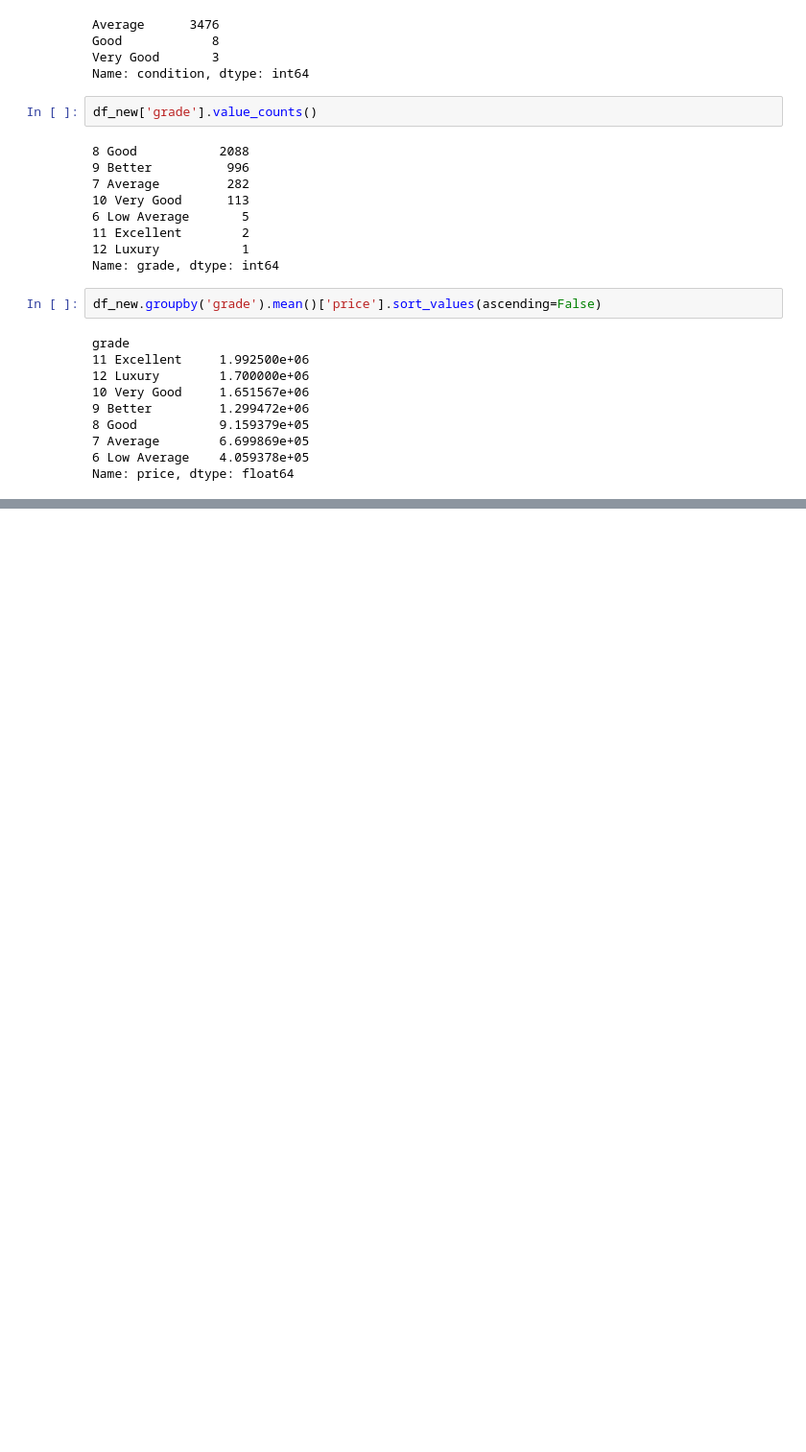
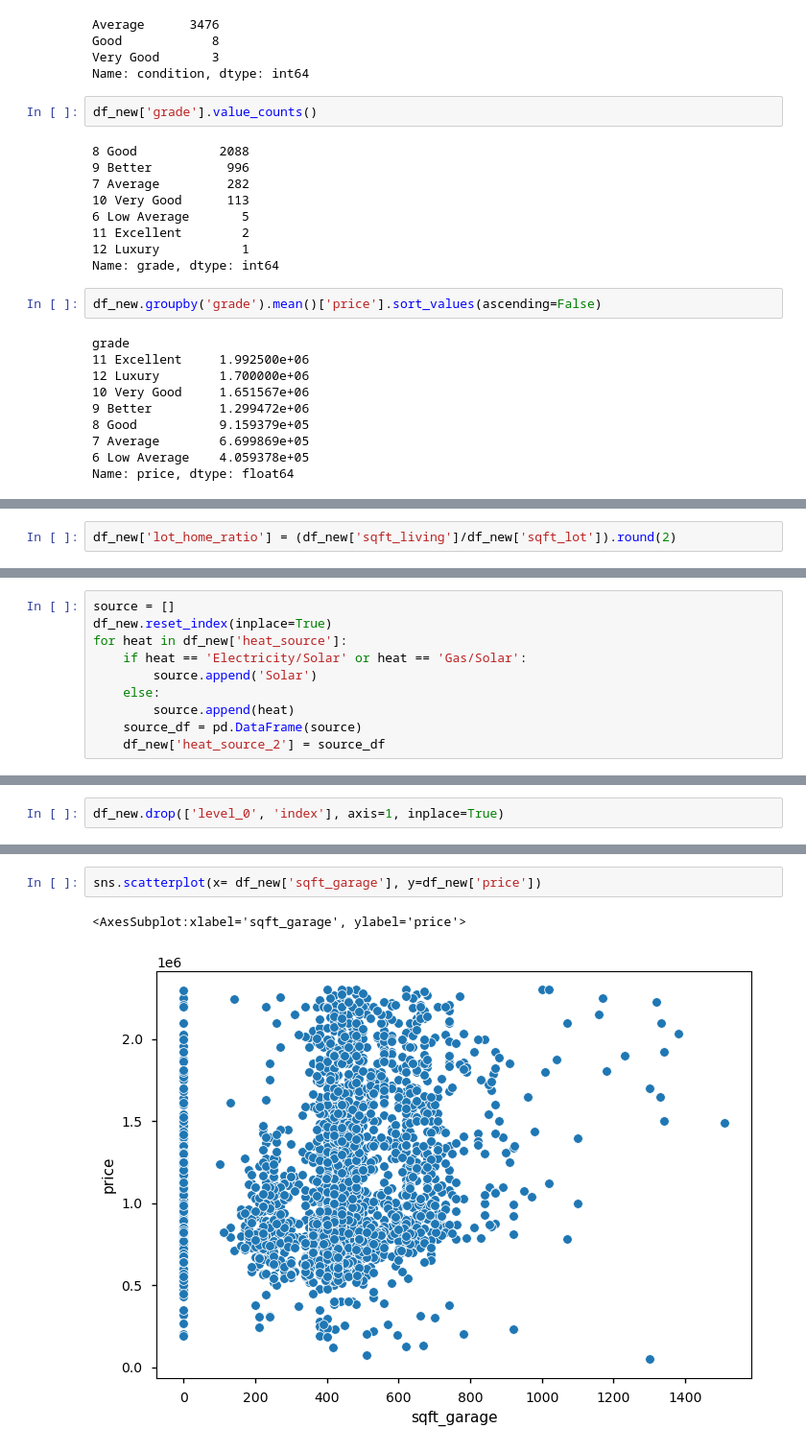
Before and after one commit to dnigh45/dsc-phase-2-djrachjake, a Jupyter notebook: dj.ipynb, the cells around one changed output, grey strips where cells are left out. Shown at 96% size. Saved outputs shown, nothing was run; the diff lists cells and outputs as text; blank space fills up the shorter version.

```diff
--- a/dj.ipynb
+++ b/dj.ipynb
@@ -754,0 +1012,2 @@ Name: price, dtype: float64
+# %%
+df_new['lot_home_ratio'] = (df_new['sqft_living']/df_new['sqft_lot']).round(2)
@@ -754,0 +1085,10 @@ Name: price, dtype: float64
+# %%
+source = []
+df_new.reset_index(inplace=True)
+for heat in df_new['heat_source']:
+    if heat == 'Electricity/Solar' or heat == 'Gas/Solar':
+        source.append('Solar')
+    else:
+        source.append(heat)
+    source_df = pd.DataFrame(source)
+    df_new['heat_source_2'] = source_df
@@ -754,0 +1117,2 @@ Name: price, dtype: float64
+# %%
+df_new.drop(['level_0', 'index'], axis=1, inplace=True)
@@ -754,0 +1351,5 @@ Name: price, dtype: float64
+# %%
+sns.scatterplot(x= df_new['sqft_garage'], y=df_new['price'])
+# %% [output]
+<AxesSubplot:xlabel='sqft_garage', ylabel='price'>
+[figure, added]
```
Also changed, not shown: parts of 52 cells of this notebook.
